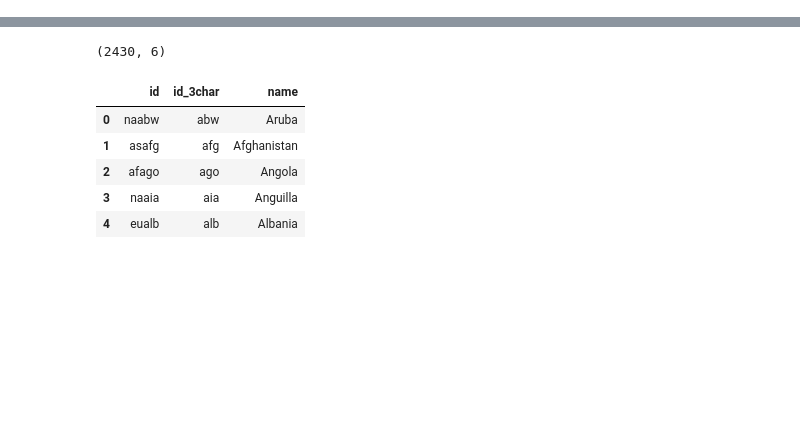
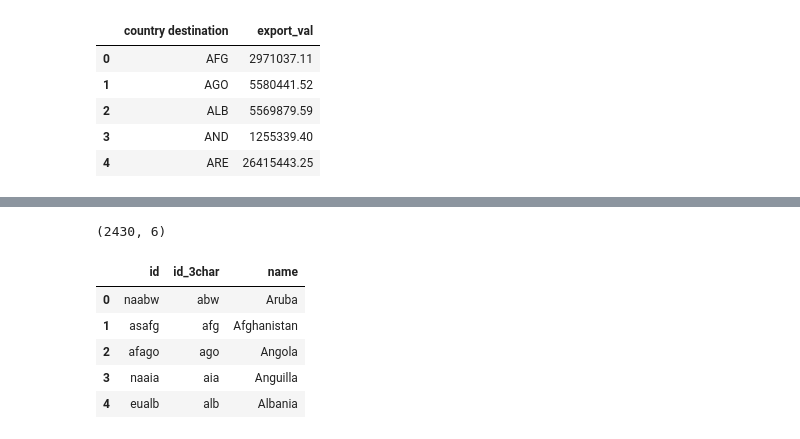
Before and after one commit to JulienAssouline/data-studios-projects, a Jupyter notebook: code/North_Korea/North Korea.ipynb, the cells around one changed output, grey strips where cells are left out. Saved outputs shown, nothing was run; the diff lists cells and outputs as text; code cells hidden in the pictures; blank space fills up the shorter version.

```diff
--- a/code/North_Korea/North Korea.ipynb
+++ b/code/North_Korea/North Korea.ipynb
@@ -4,0 +37,11 @@ import re
+# %%
+df_new = df.groupby("country destination")["export_val"].sum().reset_index()
+# %%
+df_new.head()
+# %% [output]
+|  | country destination | export_val |
+| 0 | AFG | 2971037.11 |
+| 1 | AGO | 5580441.52 |
+| 2 | ALB | 5569879.59 |
+| 3 | AND | 1255339.40 |
+| 4 | ARE | 26415443.25 |
```
Also changed, not shown: parts of 18 cells of this notebook, 4 other files.
